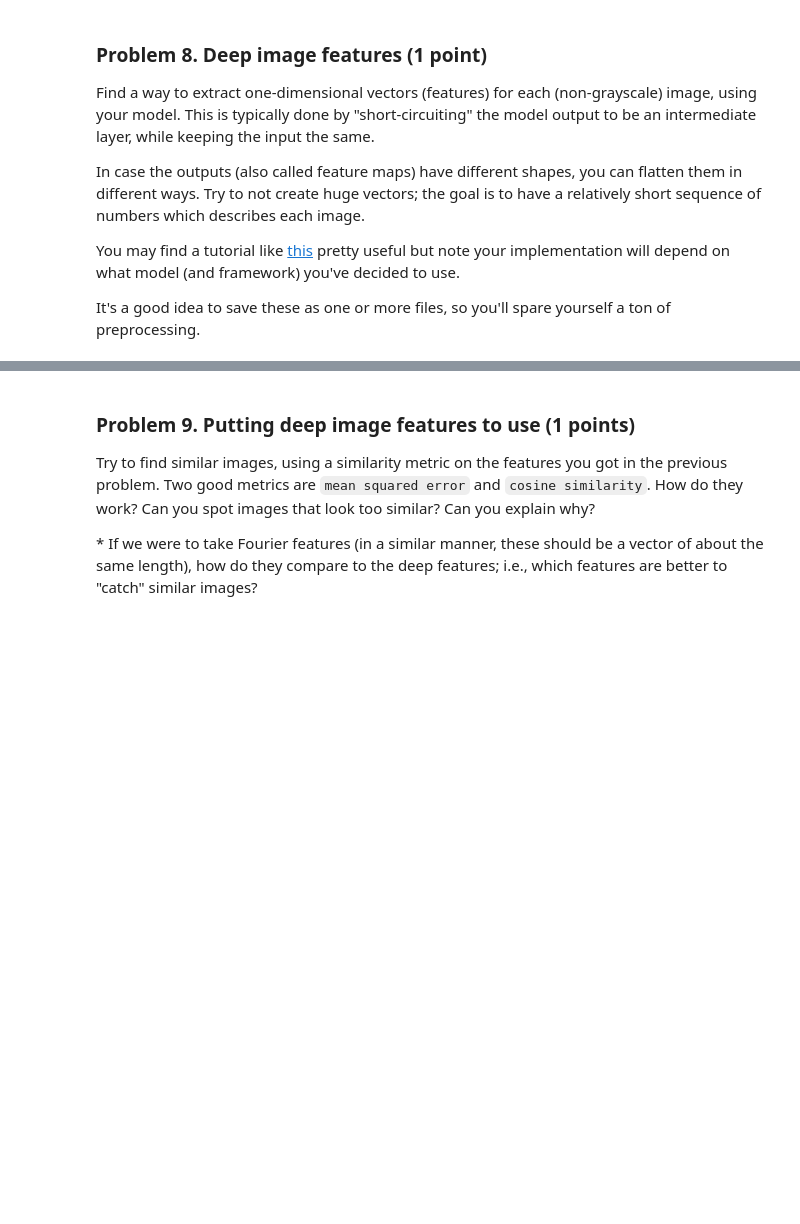
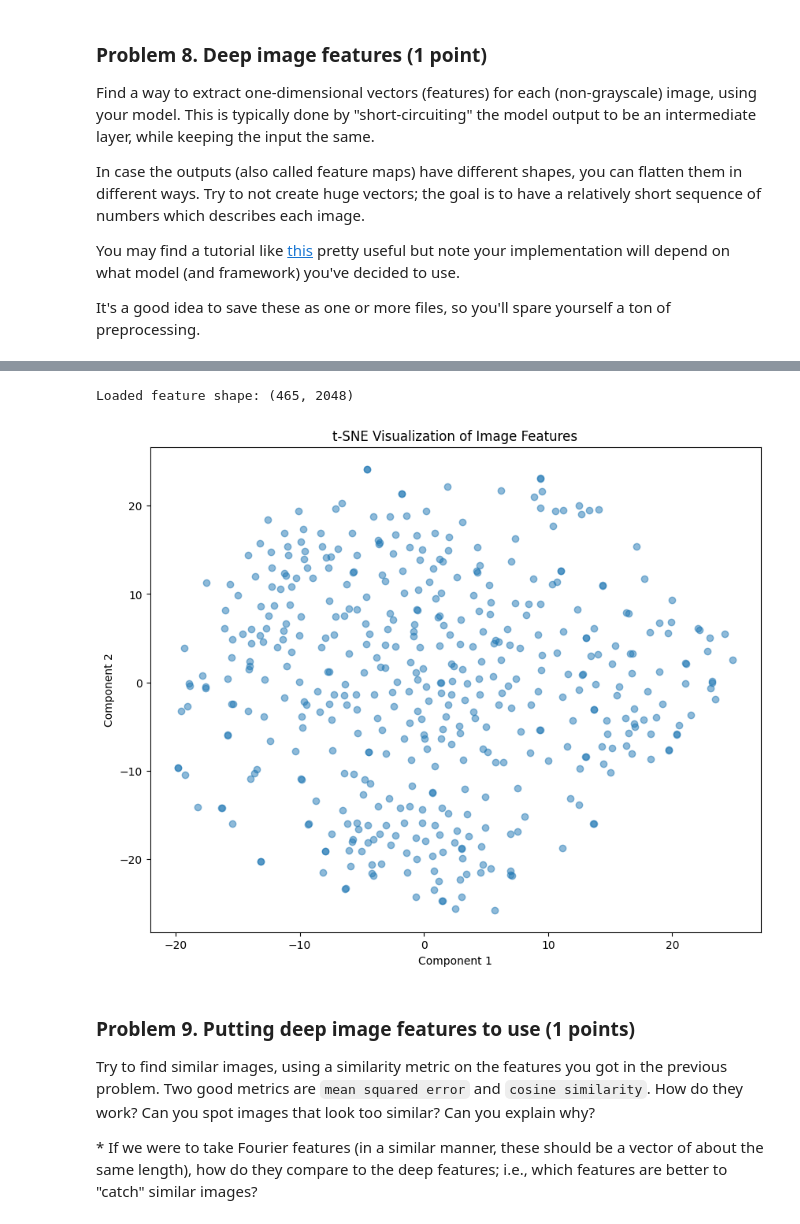
Before and after one commit to GalkaKG/Data-Science, a Jupyter notebook: 04. Working with Images/04.Working-with-Images-Lab/Working with Images Lab.ipynb, the cells around one changed output, grey strips where cells are left out. Saved outputs shown, nothing was run; the diff lists cells and outputs as text; code cells hidden in the pictures; blank space fills up the shorter version.

```diff
--- a/04. Working with Images/04.Working-with-Images-Lab/Working with Images Lab.ipynb
+++ b/04. Working with Images/04.Working-with-Images-Lab/Working with Images Lab.ipynb
@@ -414,3 +526,19 @@ In case the outputs (also called feature maps) have different shapes, you can fl
 You may find a tutorial like [this](https://towardsdatascience.com/exploring-feature-extraction-with-cnns-345125cefc9a) pretty useful but note your implementation will depend on what model (and framework) you've decided to use.
 
 It's a good idea to save these as one or more files, so you'll spare yourself a ton of preprocessing.
+# %%
+# Load the ResNet50 model without the top classification layer
+base_model = ResNet50(weights='imagenet', include_top=False, input_shape=(224, 224, 3))
+
+# Add Global Average Pooling layer to get a 1D feature vector
+feature_extraction_model = Sequential([
+    base_model,
+    GlobalAveragePooling2D()
+])
+
+# Define a dummy input to check the feature extraction model
+dummy_input = np.random.rand(1, 224, 224, 3)  # Batch size 1, image size 224x224
+
+# Run a forward pass to check output shape
+dummy_features = feature_extraction_model.predict(dummy_input)
+print("Feature extraction model output shape:", dummy_features.shape)
@@ -416,0 +548,6 @@ It's a good idea to save these as one or more files, so you'll spare yourself a
+# %%
+# Extract features
+features = feature_extraction_model.predict(images_np)
+
+# Print features shape to confirm
+print("Features shape:", features.shape)
@@ -417,3 +557,30 @@ It's a good idea to save these as one or more files, so you'll spare yourself a
+# %%
+output_dir = "deep_features"
+os.makedirs(output_dir, exist_ok=True)
+output_file = os.path.join(output_dir, 'image_features.npy')
+
+# Save features to .npy file
+np.save(output_file, features)
+
+# Verify by loading the saved features
+loaded_features = np.load(output_file)
+print("Loaded feature shape:", loaded_features.shape)
+# %% [output]
+Loaded feature shape: (465, 2048)
+# %%
+# Apply t-SNE to reduce features to 2D
+tsne = TSNE(n_components=2, random_state=0)
+features_2d = tsne.fit_transform(features)
+
+# Plot the 2D features
+plt.figure(figsize=(10, 8))
+plt.scatter(features_2d[:, 0], features_2d[:, 1], alpha=0.5)
+plt.title('t-SNE Visualization of Image Features')
+plt.xlabel('Component 1')
+plt.ylabel('Component 2')
+plt.show()
+# %% [output]
+[figure, added]
 # %% [markdown]
 ### Problem 9. Putting deep image features to use (1 points)
 Try to find similar images, using a similarity metric on the features you got in the previous problem. Two good metrics are `mean squared error` and `cosine similarity`. How do they work? Can you spot images that look too similar? Can you explain why?
```
Also changed, not shown: parts of 13 cells of this notebook, 2 other files.
